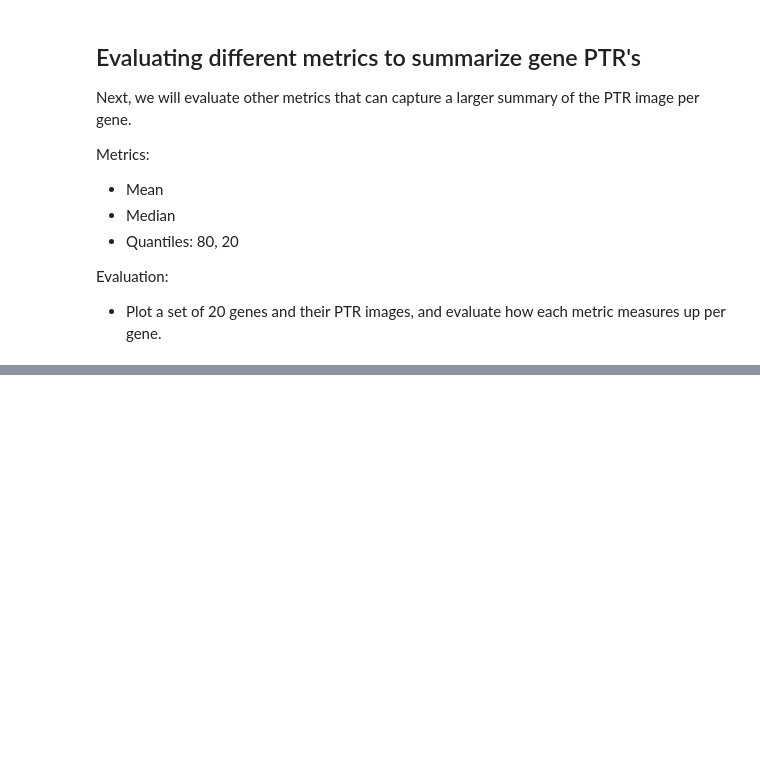
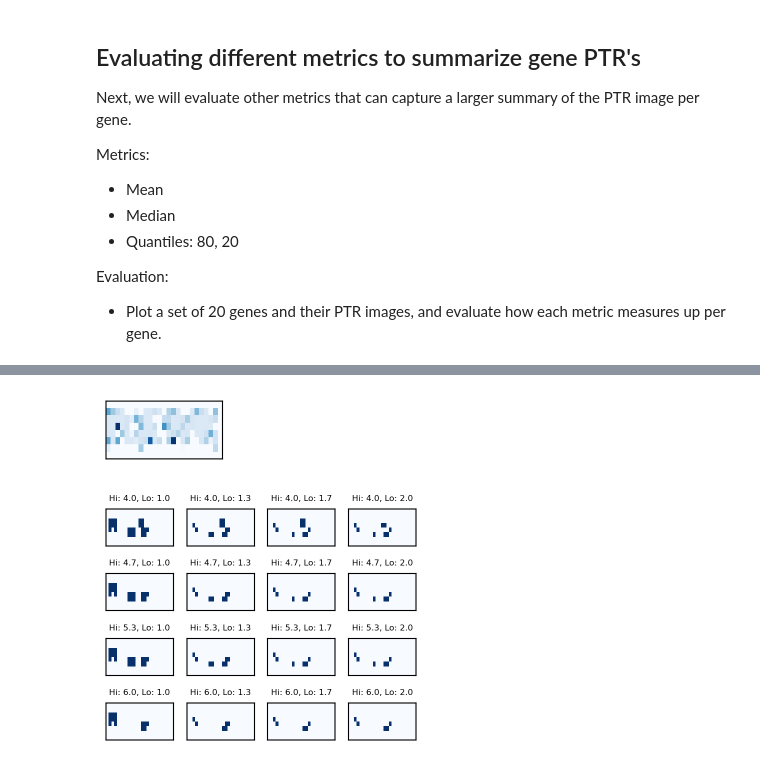
Before and after one commit to HarteminkLab/cell-cycle-deconv, a Jupyter notebook: 06_Chromatin_PTR_Analysis.ipynb, the cells around one changed output, grey strips where cells are left out. Cells and saved outputs as stored; diff of their text form; code cells hidden in the pictures; blank space fills up the shorter version.

```diff
--- a/06_Chromatin_PTR_Analysis.ipynb
+++ b/06_Chromatin_PTR_Analysis.ipynb
@@ -148,0 +60,5 @@ plot_threshold_scan(peak_to_trough_analysis, 'SSK22')
+# %%
+plotter.plot_threshold_scan('FIG1')
+# %% [output]
+[figure, added]
+[figure, added]
```
Also changed, not shown: parts of 30 cells of this notebook, 19 other files.
